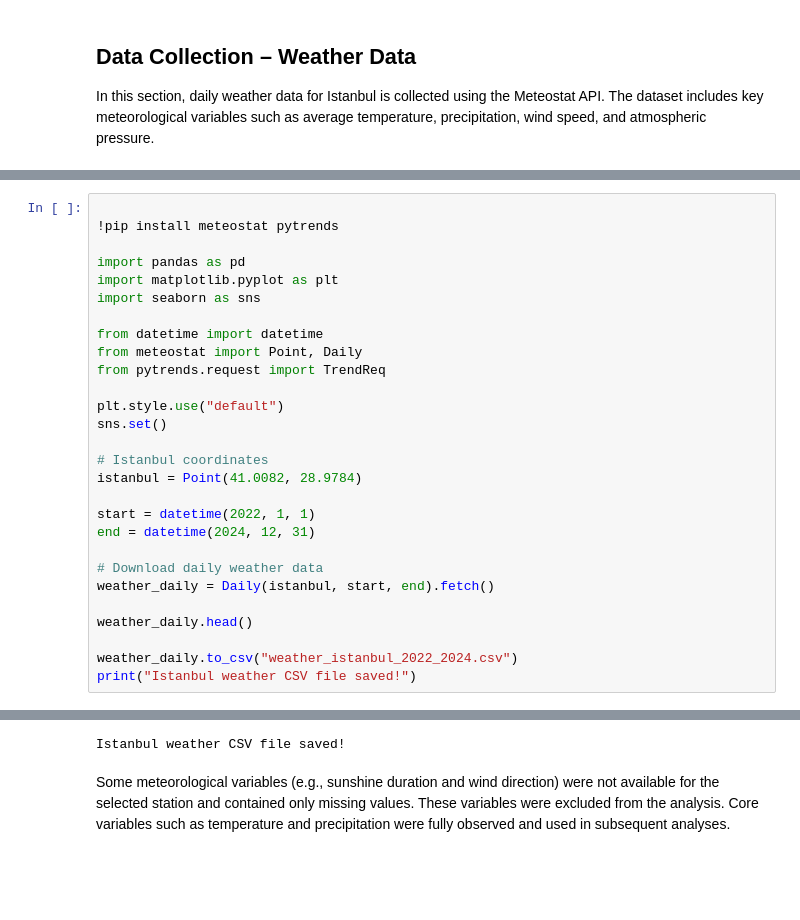
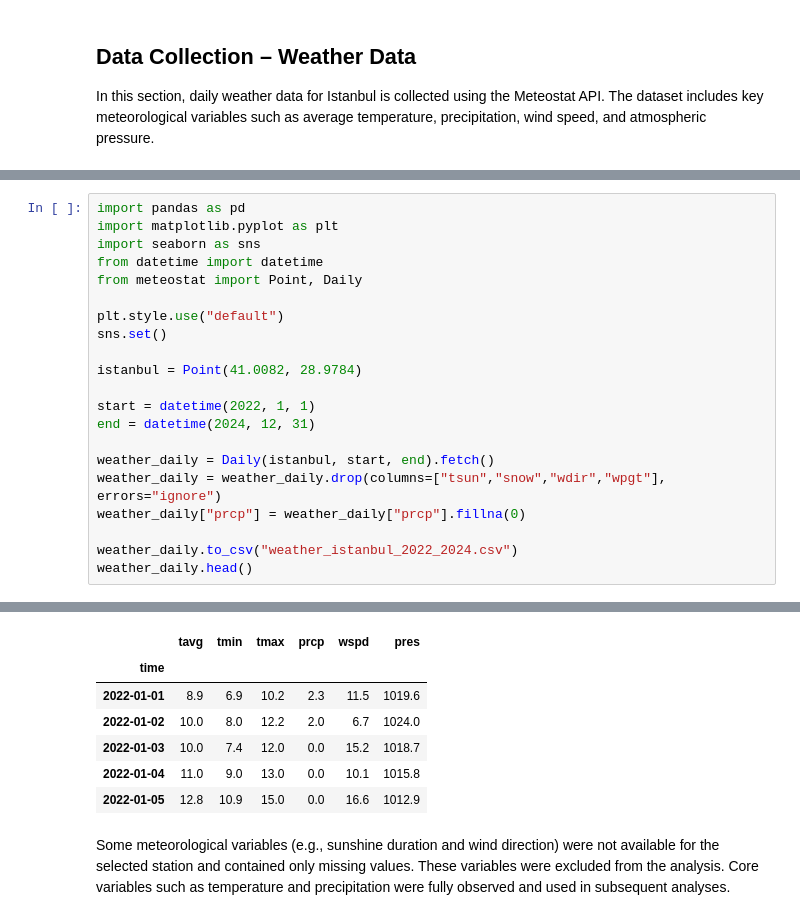
Before and after one commit to idrisinanoglu/DSA210-Project, a Jupyter notebook: DSA_210.ipynb, the cells around one changed output, grey strips where cells are left out. Drawn from its saved outputs; the diff is of its cells as text; blank space fills up the shorter version.

```diff
--- a/DSA_210.ipynb
+++ b/DSA_210.ipynb
@@ -24,29 +41,22 @@ December 2024.
 # %%
-
-!pip install meteostat pytrends
-
 import pandas as pd
 import matplotlib.pyplot as plt
 import seaborn as sns
-
 from datetime import datetime
 from meteostat import Point, Daily
-from pytrends.request import TrendReq
 
 plt.style.use("default")
 sns.set()
 
-# Istanbul coordinates
 istanbul = Point(41.0082, 28.9784)
 
 start = datetime(2022, 1, 1)
 end = datetime(2024, 12, 31)
 
-# Download daily weather data
 weather_daily = Daily(istanbul, start, end).fetch()
-
-weather_daily.head()
+weather_daily = weather_daily.drop(columns=["tsun","snow","wdir","wpgt"], errors="ignore")
+weather_daily["prcp"] = weather_daily["prcp"].fillna(0)
 
 weather_daily.to_csv("weather_istanbul_2022_2024.csv")
-print("Istanbul weather CSV file saved!")
+weather_daily.head()
 # %% [output]
@@ -76,4 +66,10 @@ Warning: Cannot load daily/2024/17062.csv.gz from https://data.meteostat.net/
-Istanbul weather CSV file saved!
+|  | tavg | tmin | tmax | prcp | wspd | pres |
+| time |  |  |  |  |  |  |
+| 2022-01-01 | 8.9 | 6.9 | 10.2 | 2.3 | 11.5 | 1019.6 |
+| 2022-01-02 | 10.0 | 8.0 | 12.2 | 2.0 | 6.7 | 1024.0 |
+| 2022-01-03 | 10.0 | 7.4 | 12.0 | 0.0 | 15.2 | 1018.7 |
+| 2022-01-04 | 11.0 | 9.0 | 13.0 | 0.0 | 10.1 | 1015.8 |
+| 2022-01-05 | 12.8 | 10.9 | 15.0 | 0.0 | 16.6 | 1012.9 |
 # %% [markdown]
 Some meteorological variables (e.g., sunshine duration and wind direction)
 were not available for the selected station and contained only missing values.
```
Also changed, not shown: parts of 16 cells of this notebook.
